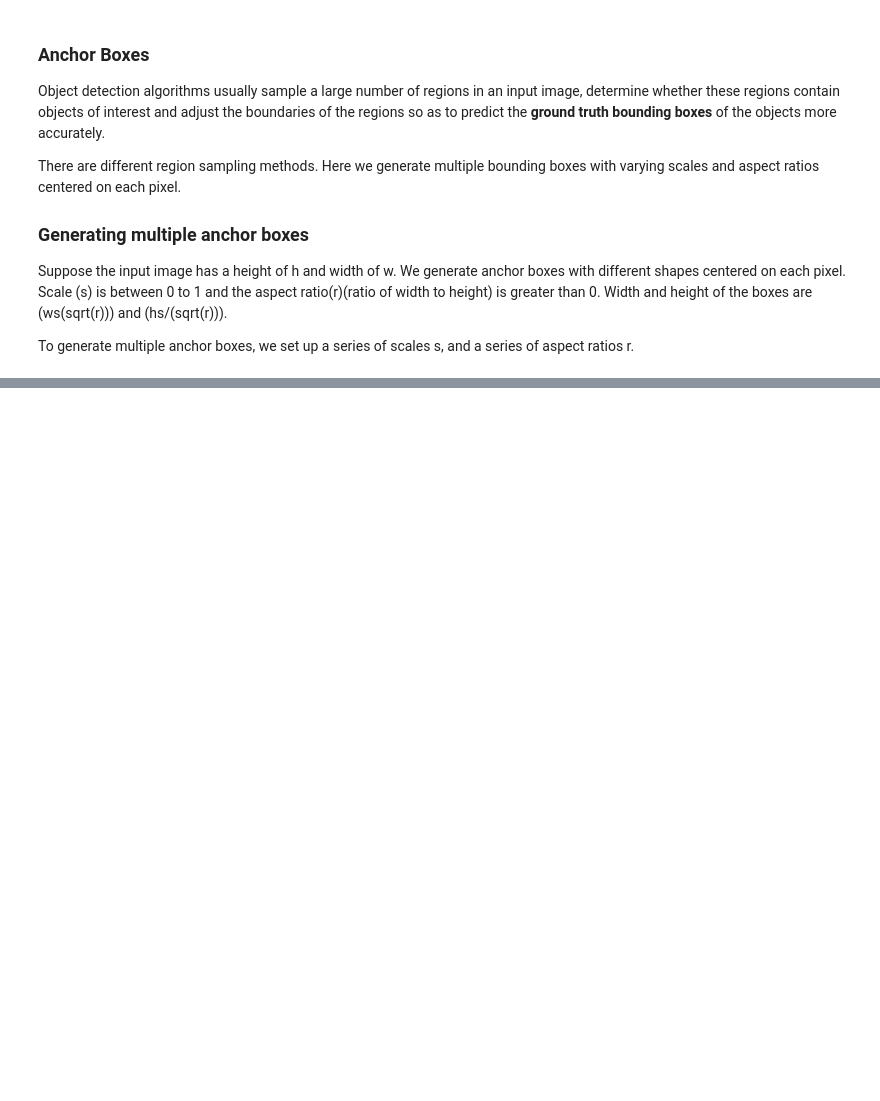
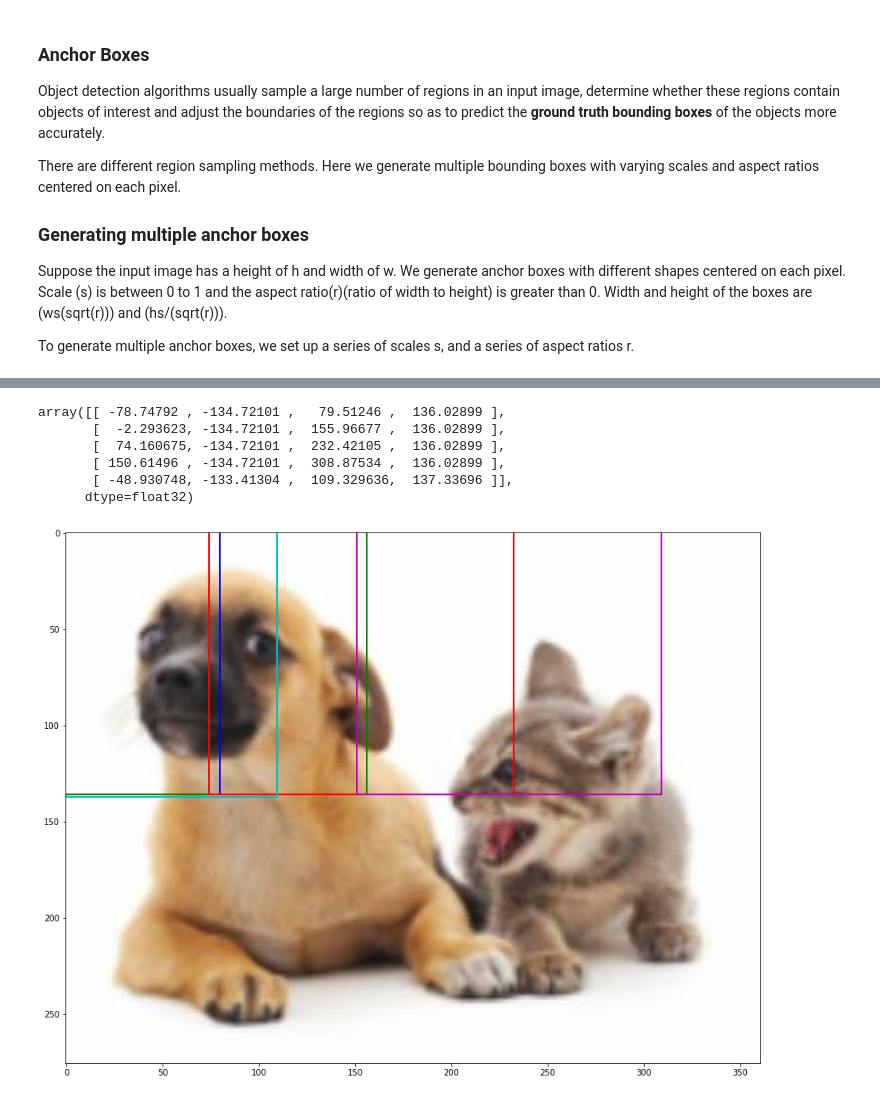
Before and after one commit to Pasindu19970808/Hands-on-Machine-Learning-Textbook-Exercises, a Jupyter notebook: DeepLearning_1/Images/bounding_boxes.ipynb, the cells around one changed output, grey strips where cells are left out. Saved outputs shown, nothing was run; the diff lists cells and outputs as text; code cells hidden in the pictures; blank space fills up the shorter version.

Commit message:
display anchor box

```diff
--- a/DeepLearning_1/Images/bounding_boxes.ipynb
+++ b/DeepLearning_1/Images/bounding_boxes.ipynb
@@ -112,0 +152,2 @@ test.device
+# %%
+w,h,c = dogcatimg_pixels.shape
@@ -112,0 +158,3 @@ test.device
+# %%
+scale = tf.cast(tf.identity((w,h,w,h)),'float32')
+scale
@@ -112,0 +163,4 @@ test.device
+# %%
+X = tf.random.uniform(shape=(1, w, h, 3))
+Y,anchor = multibox_prior(X, sizes=[0.75, 0.5, 0.25], ratios=[1.0, 2.0, 0.5])
+Y.shape
@@ -112,0 +180,16 @@ test.device
+# %%
+test = Y*scale
+temp = test.numpy()[0,[0,100,200,300,400],:]
+temp
+# %% [output]
+array([[ -78.74792 , -134.72101 ,   79.51246 ,  136.02899 ],
+       [  -2.293623, -134.72101 ,  155.96677 ,  136.02899 ],
+       [  74.160675, -134.72101 ,  232.42105 ,  136.02899 ],
+       [ 150.61496 , -134.72101 ,  308.87534 ,  136.02899 ],
+       [ -48.930748, -133.41304 ,  109.329636,  137.33696 ]],
+      dtype=float32)
+# %%
+fig_anchor,ax_anchor = plt.subplots(1,1,figsize = (15,15))
+show_anchorboxes(ax_anchor,temp,dogcatimg_pixels)
+# %% [output]
+[figure, added]
```
Also changed, not shown: parts of 18 cells of this notebook.
